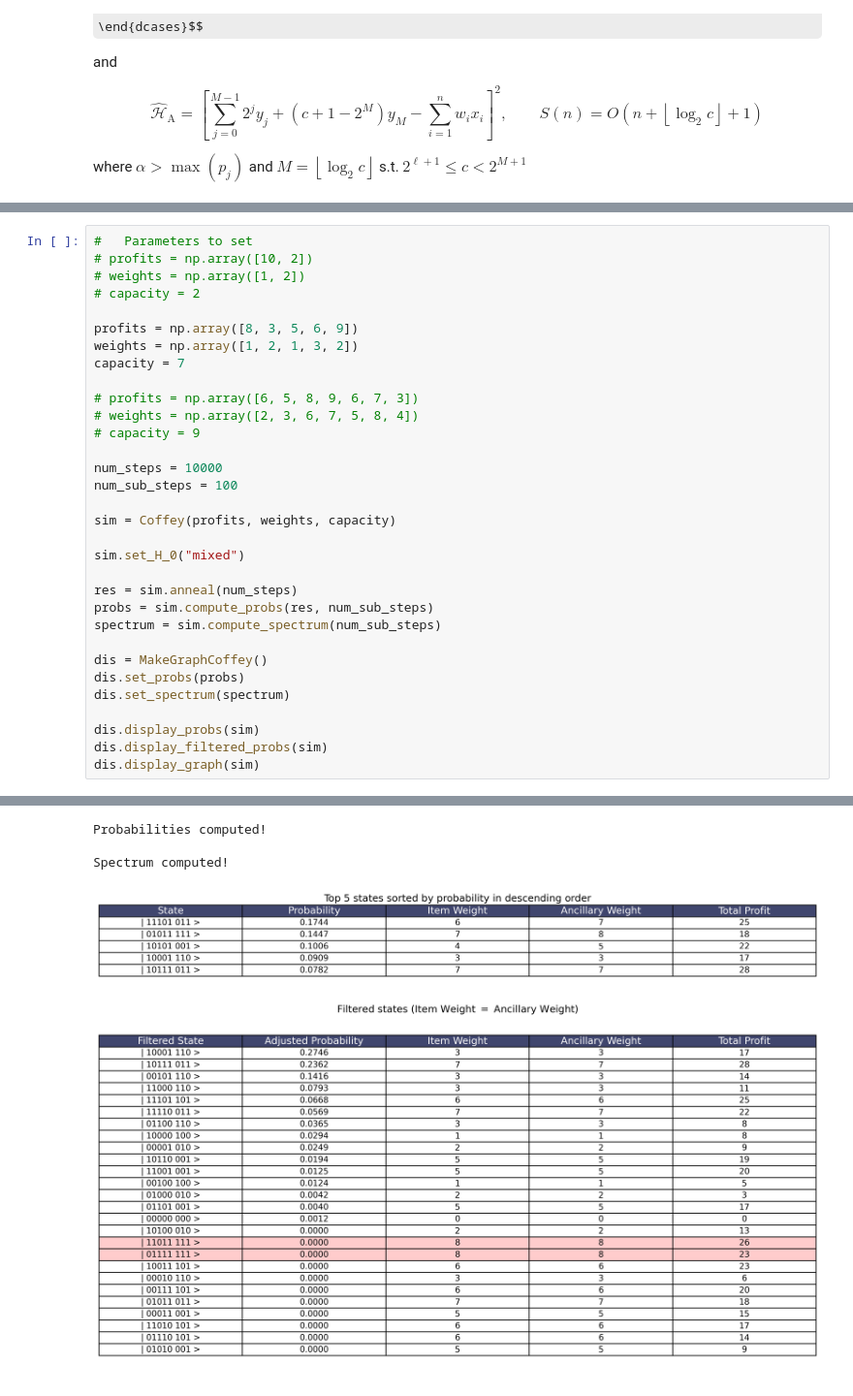
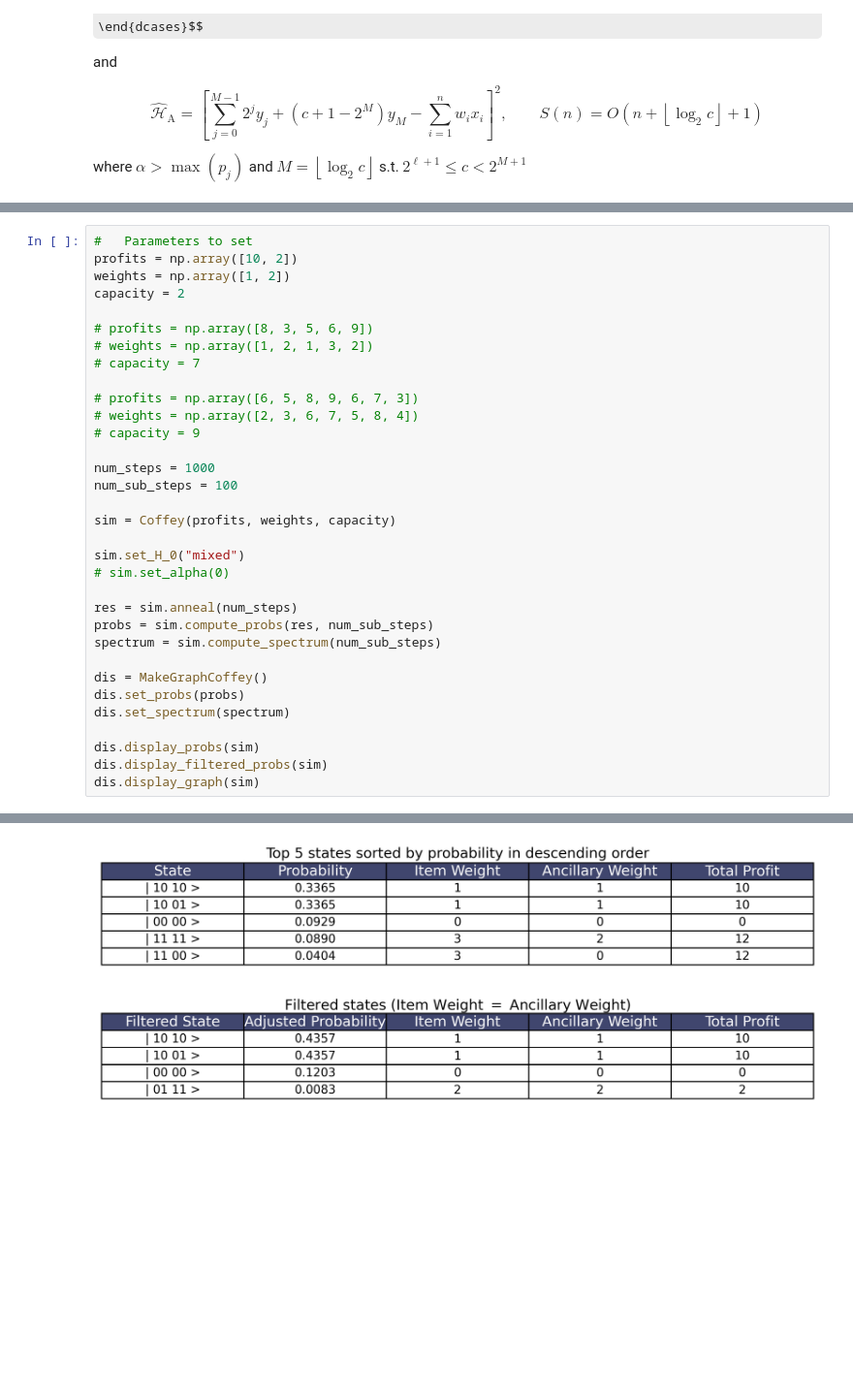
Before and after one commit to raw-asparagus/SP3172, a Jupyter notebook: quantum_annealing/main.ipynb, the cells around one changed output, grey strips where cells are left out. Shown at 97% size. Cells and saved outputs as stored; diff of their text form; some formulas as TeX source; blank space fills up the shorter version.

```diff
--- a/quantum_annealing/main.ipynb
+++ b/quantum_annealing/main.ipynb
@@ -21,24 +21,25 @@ import matplotlib.pyplot as plt
 import numpy as np
 # %%
 #   Parameters to set
-# profits = np.array([10, 2])
-# weights = np.array([1, 2])
-# capacity = 2
+profits = np.array([10, 2])
+weights = np.array([1, 2])
+capacity = 2
 
-profits = np.array([8, 3, 5, 6, 9])
-weights = np.array([1, 2, 1, 3, 2])
-capacity = 7
+# profits = np.array([8, 3, 5, 6, 9])
+# weights = np.array([1, 2, 1, 3, 2])
+# capacity = 7
 
 # profits = np.array([6, 5, 8, 9, 6, 7, 3])
 # weights = np.array([2, 3, 6, 7, 5, 8, 4])
 # capacity = 9
 
-num_steps = 10000
+num_steps = 1000
 num_sub_steps = 100
 
 sim = Coffey(profits, weights, capacity)
 
 sim.set_H_0("mixed")
+# sim.set_alpha(0)
 
 res = sim.anneal(num_steps)
 probs = sim.compute_probs(res, num_sub_steps)
@@ -64,5 +69,2 @@ Quantum annealing complete!
-Probabilities computed!
-
-Spectrum computed!
-[figure, old version]
+[figure, new version]
-[figure, old version]
+[figure, new version]
```
Also changed, not shown: parts of 5 cells of this notebook, 3 other files.
